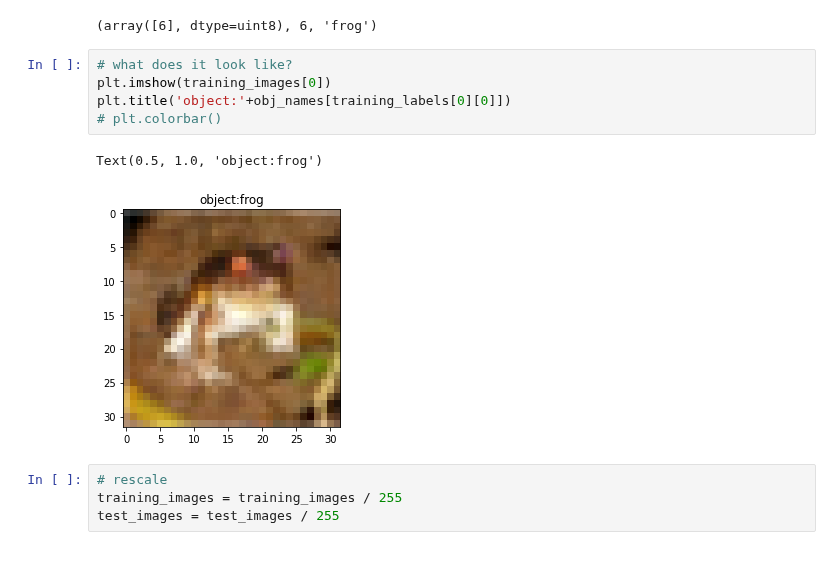
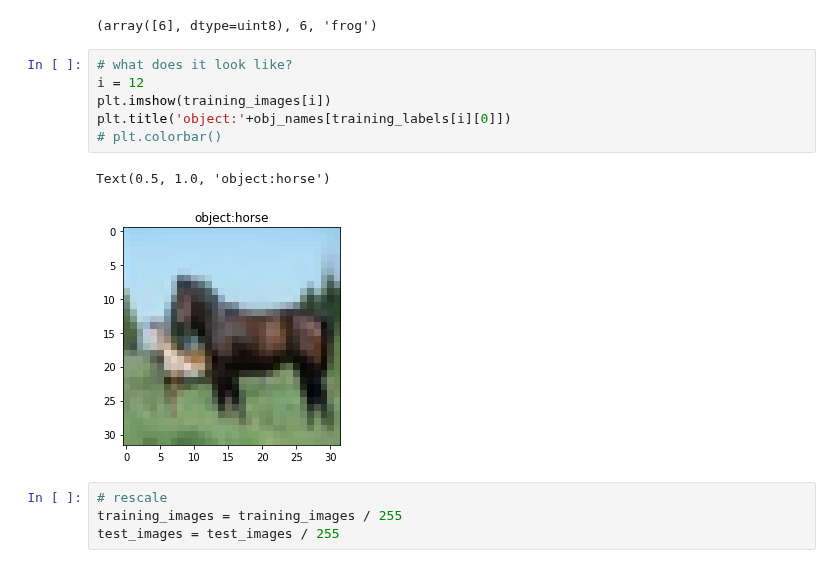
Before and after one commit to yiqiao-yin/WYNAssociates, a Jupyter notebook: docs/references/ex4 - more in cnn.ipynb, the cells around one changed output. Cells and saved outputs as stored; diff of their text form.

```diff
--- a/docs/references/ex4 - more in cnn.ipynb
+++ b/docs/references/ex4 - more in cnn.ipynb
@@ -93,12 +93,13 @@ training_labels[0], training_labels[0][0], obj_names[training_labels[0][0]]
 (array([6], dtype=uint8), 6, 'frog')
 # %%
 # what does it look like?
-plt.imshow(training_images[0])
-plt.title('object:'+obj_names[training_labels[0][0]])
+i = 12
+plt.imshow(training_images[i])
+plt.title('object:'+obj_names[training_labels[i][0]])
 # plt.colorbar()
 # %% [output]
-Text(0.5, 1.0, 'object:frog')
+Text(0.5, 1.0, 'object:horse')
-[figure, old version]
+[figure, new version]
 # %%
 # rescale
 training_images = training_images / 255
```
Also changed, not shown: parts of 10 cells of this notebook, 5 other files.
